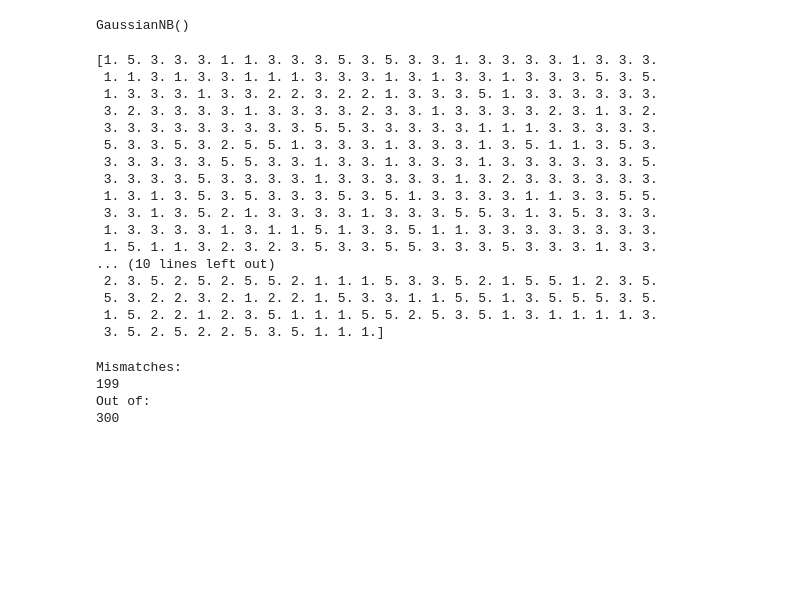
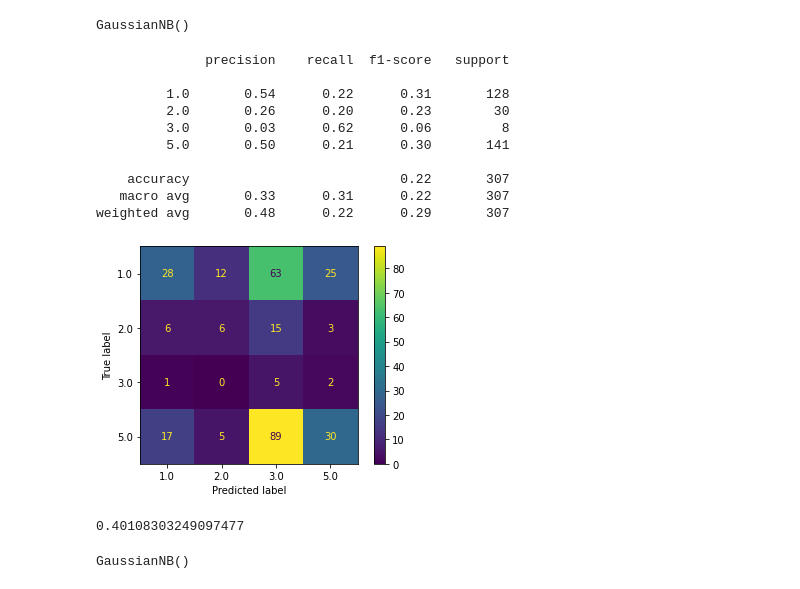
Before and after one commit to WALEX2000/DataScience-Project, a Jupyter notebook: src/naivebayes.ipynb, the cells around one changed output. Cells and saved outputs as stored; diff of their text form; code cells hidden in the pictures; blank space fills up the shorter version.

Commit message:
NAIVE BAYES BRRRRRR

```diff
--- a/src/naivebayes.ipynb
+++ b/src/naivebayes.ipynb
@@ -8,8 +11,9 @@ from sklearn.model_selection import train_test_split
 # %%
 pd.set_option('display.max_columns', None)
 pd.set_option('display.max_rows', None)
-data = pd.read_pickle("../data/SmoteData")
-data.head()
+trainingSet = pd.read_pickle("../data/SmoteData")
+testSet = pd.read_pickle("../data/IterImput_Test")
+trainingSet.head()
 # %% [output]
 |  | Treatment | Fever | Duration_of_pain | Sick_leave | Earlier_hospitalization | Familiy_history | Depression | ... |
 | 0 | 1.0 | 0.0 | 4.0 | 0.0 | 0.0 | 0.0 | 0.0 | ... |
@@ -17,9 +21,6 @@ data.head()
 | 2 | 1.0 | 0.0 | 10.0 | 0.0 | 1.0 | 0.0 | 0.0 | ... |
 | 3 | 1.0 | 0.0 | 10.0 | 0.0 | 1.0 | 0.0 | 0.0 | ... |
 | 4 | 1.0 | 1.0 | 10.0 | 0.0 | 1.0 | 0.0 | 0.0 | ... |
-# %%
-# split data into training and test set
-trainingSet, testSet = train_test_split(data, test_size=0.25, random_state=0)
 # %%
 #Create a Gaussian Classifier
 model = GaussianNB()
@@ -31,40 +32,39 @@ GaussianNB()
 # %%
 testSetFeatures = testSet.loc[:, trainingSet.columns != 'Treatment']
 testSetLabels = testSet['Treatment']
 
 predictions = model.predict(testSetFeatures)
+print(classification_report(testSetLabels.values,predictions))
 
-print(predictions)
-print(testSetLabels.values)
+ConfusionMatrixDisplay.from_predictions(testSetLabels.values,predictions)
+plt.show()
+
+fpr, tpr, thresholds = metrics.roc_curve(testSetLabels.values, predictions, pos_label=2)
+metrics.auc(fpr, tpr)
 # %% [output]
-[1. 5. 3. 3. 3. 1. 1. 3. 3. 3. 5. 3. 5. 3. 3. 1. 3. 3. 3. 3. 1. 3. 3. 3.
- 1. 1. 3. 1. 3. 3. 1. 1. 1. 3. 3. 3. 1. 3. 1. 3. 3. 1. 3. 3. 3. 5. 3. 5.
- 1. 3. 3. 3. 1. 3. 3. 2. 2. 3. 2. 2. 1. 3. 3. 3. 5. 1. 3. 3. 3. 3. 3. 3.
- 3. 2. 3. 3. 3. 3. 1. 3. 3. 3. 3. 2. 3. 3. 1. 3. 3. 3. 3. 2. 3. 1. 3. 2.
- 3. 3. 3. 3. 3. 3. 3. 3. 3. 5. 5. 3. 3. 3. 3. 3. 1. 1. 1. 3. 3. 3. 3. 3.
- 5. 3. 3. 5. 3. 2. 5. 5. 1. 3. 3. 3. 1. 3. 3. 3. 1. 3. 5. 1. 1. 3. 5. 3.
- 3. 3. 3. 3. 3. 5. 5. 3. 3. 1. 3. 3. 1. 3. 3. 3. 1. 3. 3. 3. 3. 3. 3. 5.
- 3. 3. 3. 3. 5. 3. 3. 3. 3. 1. 3. 3. 3. 3. 3. 1. 3. 2. 3. 3. 3. 3. 3. 3.
- 1. 3. 1. 3. 5. 3. 5. 3. 3. 3. 5. 3. 5. 1. 3. 3. 3. 3. 1. 1. 3. 3. 5. 5.
- 3. 3. 1. 3. 5. 2. 1. 3. 3. 3. 3. 1. 3. 3. 3. 5. 5. 3. 1. 3. 5. 3. 3. 3.
- 1. 3. 3. 3. 3. 1. 3. 1. 1. 5. 1. 3. 3. 5. 1. 1. 3. 3. 3. 3. 3. 3. 3. 3.
- 1. 5. 1. 1. 3. 2. 3. 2. 3. 5. 3. 3. 5. 5. 3. 3. 3. 5. 3. 3. 3. 1. 3. 3.
-... (10 lines left out)
- 2. 3. 5. 2. 5. 2. 5. 5. 2. 1. 1. 1. 5. 3. 3. 5. 2. 1. 5. 5. 1. 2. 3. 5.
- 5. 3. 2. 2. 3. 2. 1. 2. 2. 1. 5. 3. 3. 1. 1. 5. 5. 1. 3. 5. 5. 5. 3. 5.
- 1. 5. 2. 2. 1. 2. 3. 5. 1. 1. 1. 5. 5. 2. 5. 3. 5. 1. 3. 1. 1. 1. 1. 3.
- 3. 5. 2. 5. 2. 2. 5. 3. 5. 1. 1. 1.]
+              precision    recall  f1-score   support
+
+         1.0       0.54      0.22      0.31       128
+         2.0       0.26      0.20      0.23        30
+         3.0       0.03      0.62      0.06         8
+         5.0       0.50      0.21      0.30       141
+
+    accuracy                           0.22       307
+   macro avg       0.33      0.31      0.22       307
+weighted avg       0.48      0.22      0.29       307
+[figure, added]
+0.40108303249097477
-# %%
-# See results
-matches = np.count_nonzero(testSetLabels.values == predictions)
-mismatches = testSetLabels.values.size - matches
-
-print('Mismatches: ')
-print(mismatches)
-print('Out of: ')
-print(predictions.size)
-# %% [output]
-Mismatches:
-199
-Out of:
-300
+# %%
+# Do 2 Naive Bayes instead of just one
+naiveBayes1 = GaussianNB() #classify between 1,5 and others
+
+trainingFirst = trainingSet.copy()
+trainingFirst.loc[trainingFirst['Treatment'] == 2,'Treatment'] = -1
+trainingFirst.loc[trainingFirst['Treatment'] == 3,'Treatment'] = -1
+tetsFirst = testSet.copy()
+tetsFirst.loc[tetsFirst['Treatment'] == 2,'Treatment'] = -1
+tetsFirst.loc[tetsFirst['Treatment'] == 3,'Treatment'] = -1
+
+naiveBayes1.fit(trainingFirst.loc[:, trainingFirst.columns != 'Treatment'], trainingFirst['Treatment'])
+# %% [output]
+GaussianNB()
```
Also changed, not shown: parts of 5 cells of this notebook, 1 other file.
